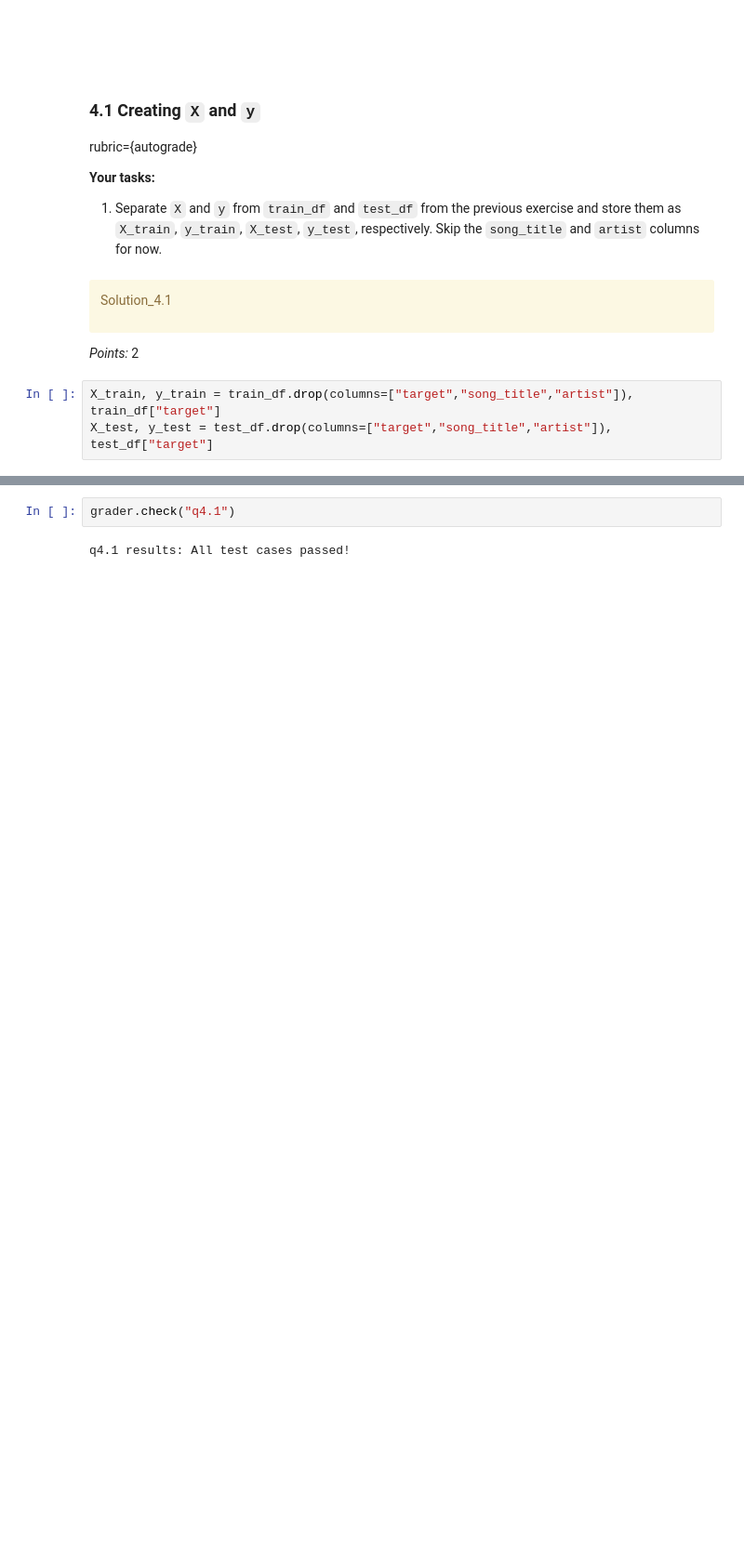
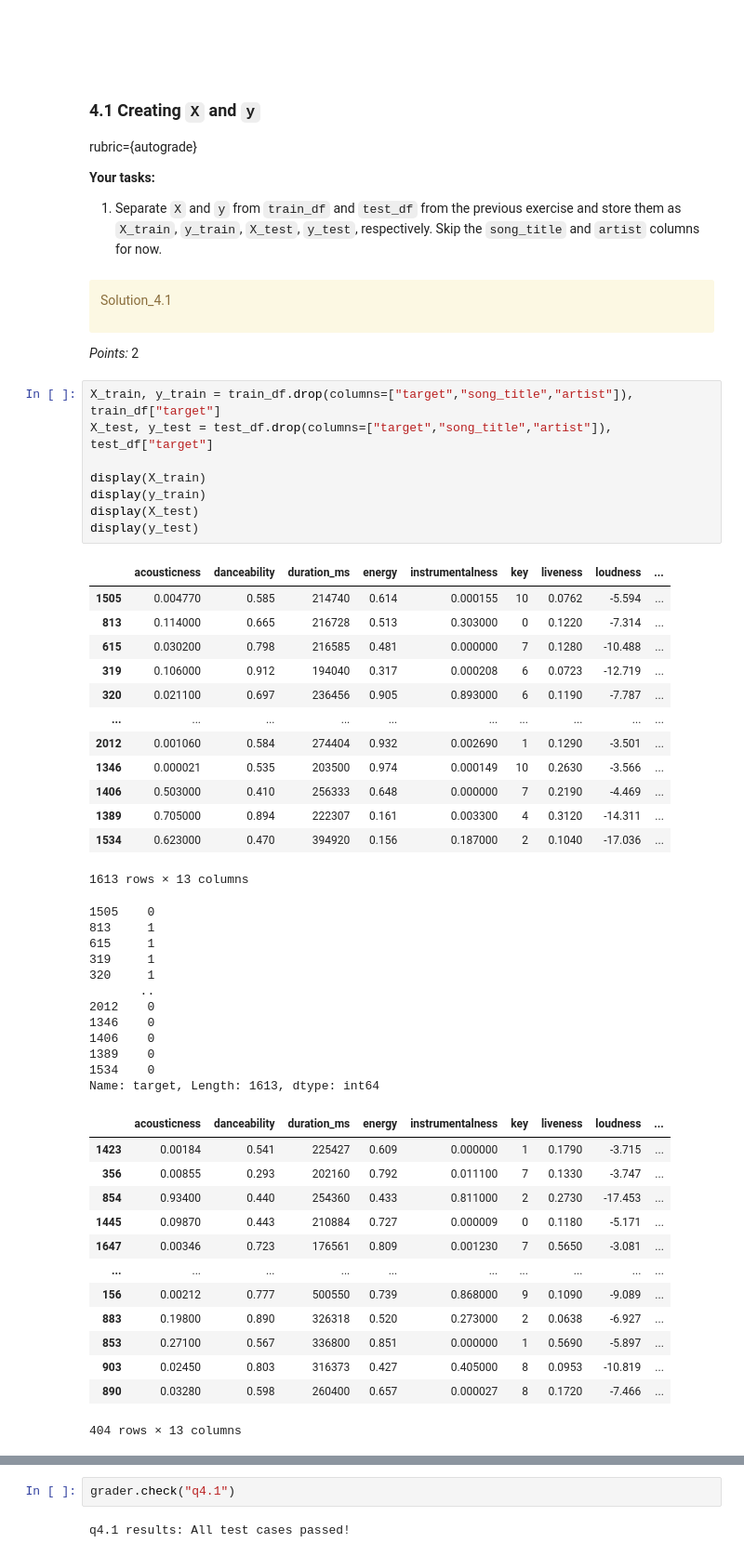
Before and after one commit to jessicapatricia012/CPSC-330-HW2, a Jupyter notebook: hw2.ipynb, the cells around one changed output, grey strips where cells are left out. Shown: that part at 93% size. Saved outputs shown, nothing was run; the diff lists cells and outputs as text; blank space fills up the shorter version.

```diff
--- a/hw2.ipynb
+++ b/hw2.ipynb
@@ -745,3 +807,47 @@ _Points:_ 2
 # %%
 X_train, y_train = train_df.drop(columns=["target","song_title","artist"]), train_df["target"]
 X_test, y_test = test_df.drop(columns=["target","song_title","artist"]), test_df["target"]
+
+display(X_train)
+display(y_train)
+display(X_test)
+display(y_test)
+# %% [output]
+|  | acousticness | danceability | duration_ms | energy | instrumentalness | key | liveness | loudness | ... |
+| 1505 | 0.004770 | 0.585 | 214740 | 0.614 | 0.000155 | 10 | 0.0762 | -5.594 | ... |
+| 813 | 0.114000 | 0.665 | 216728 | 0.513 | 0.303000 | 0 | 0.1220 | -7.314 | ... |
+| 615 | 0.030200 | 0.798 | 216585 | 0.481 | 0.000000 | 7 | 0.1280 | -10.488 | ... |
+| 319 | 0.106000 | 0.912 | 194040 | 0.317 | 0.000208 | 6 | 0.0723 | -12.719 | ... |
+| 320 | 0.021100 | 0.697 | 236456 | 0.905 | 0.893000 | 6 | 0.1190 | -7.787 | ... |
+| ... | ... | ... | ... | ... | ... | ... | ... | ... | ... |
+| 2012 | 0.001060 | 0.584 | 274404 | 0.932 | 0.002690 | 1 | 0.1290 | -3.501 | ... |
+| 1346 | 0.000021 | 0.535 | 203500 | 0.974 | 0.000149 | 10 | 0.2630 | -3.566 | ... |
+| 1406 | 0.503000 | 0.410 | 256333 | 0.648 | 0.000000 | 7 | 0.2190 | -4.469 | ... |
+| 1389 | 0.705000 | 0.894 | 222307 | 0.161 | 0.003300 | 4 | 0.3120 | -14.311 | ... |
+| 1534 | 0.623000 | 0.470 | 394920 | 0.156 | 0.187000 | 2 | 0.1040 | -17.036 | ... |
+1613 rows × 13 columns
+1505    0
+813     1
+615     1
+319     1
+320     1
+       ..
+2012    0
+1346    0
+1406    0
+1389    0
+1534    0
+Name: target, Length: 1613, dtype: int64
+|  | acousticness | danceability | duration_ms | energy | instrumentalness | key | liveness | loudness | ... |
+| 1423 | 0.00184 | 0.541 | 225427 | 0.609 | 0.000000 | 1 | 0.1790 | -3.715 | ... |
+| 356 | 0.00855 | 0.293 | 202160 | 0.792 | 0.011100 | 7 | 0.1330 | -3.747 | ... |
+| 854 | 0.93400 | 0.440 | 254360 | 0.433 | 0.811000 | 2 | 0.2730 | -17.453 | ... |
+| 1445 | 0.09870 | 0.443 | 210884 | 0.727 | 0.000009 | 0 | 0.1180 | -5.171 | ... |
+| 1647 | 0.00346 | 0.723 | 176561 | 0.809 | 0.001230 | 7 | 0.5650 | -3.081 | ... |
+| ... | ... | ... | ... | ... | ... | ... | ... | ... | ... |
+| 156 | 0.00212 | 0.777 | 500550 | 0.739 | 0.868000 | 9 | 0.1090 | -9.089 | ... |
+| 883 | 0.19800 | 0.890 | 326318 | 0.520 | 0.273000 | 2 | 0.0638 | -6.927 | ... |
+| 853 | 0.27100 | 0.567 | 336800 | 0.851 | 0.000000 | 1 | 0.5690 | -5.897 | ... |
+| 903 | 0.02450 | 0.803 | 316373 | 0.427 | 0.405000 | 8 | 0.0953 | -10.819 | ... |
+| 890 | 0.03280 | 0.598 | 260400 | 0.657 | 0.000027 | 8 | 0.1720 | -7.466 | ... |
+404 rows × 13 columns
```
Also changed, not shown: parts of 9 cells of this notebook, 1 other file.
